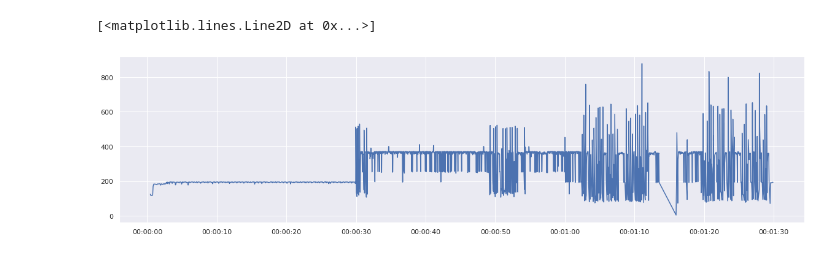
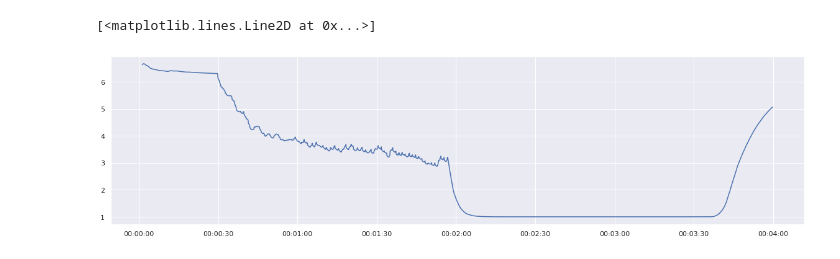
Before and after one commit to KeKsBoTer/BE-Tree, a Jupyter notebook: benchmark/plot.ipynb, the cells around one changed output. Saved outputs shown, nothing was run; the diff lists cells and outputs as text; code cells hidden in the pictures.

```diff
--- a/benchmark/plot.ipynb
+++ b/benchmark/plot.ipynb
@@ -8,10 +7,10 @@ import seaborn as sns
 sns.set()
 # %%
 
-df_poet = pd.read_csv("poet.log", delimiter=" ",
+df_poet = pd.read_csv("experiments/with_poet/poet.log", delimiter=" ",
                       skipinitialspace=True).groupby("HB_NUM").first()
 df_heartbeats = pd.read_csv(
-    "heartbeat.log", delimiter=" ", skipinitialspace=True, index_col="Beat")
+    "experiments/with_poet/heartbeat.log", delimiter=" ", skipinitialspace=True, index_col="Beat")
 df_poet
 # %% [output]
 |  | HB_RATE | X_HAT_MINUS | X_HAT | P_MINUS | H | K | P | SPEEDUP | ERROR | WORKLOAD | ... |
@@ -90,6 +107,6 @@ fig.savefig("test.png")
 # %%
 fig, ax1 = plt.subplots(figsize=(20, 5))
-plt.plot(df["Timestamp"], df["HB_RATE"], label="SPEEDUP")
+plt.plot(df["Timestamp"], df["SPEEDUP"].ewm(span=100).mean(), label="SPEEDUP")
 # %% [output]
 [<matplotlib.lines.Line2D at 0x...>]
-[figure, old version]
+[figure, new version]
```
Also changed, not shown: parts of 6 cells of this notebook, 25 other files.
